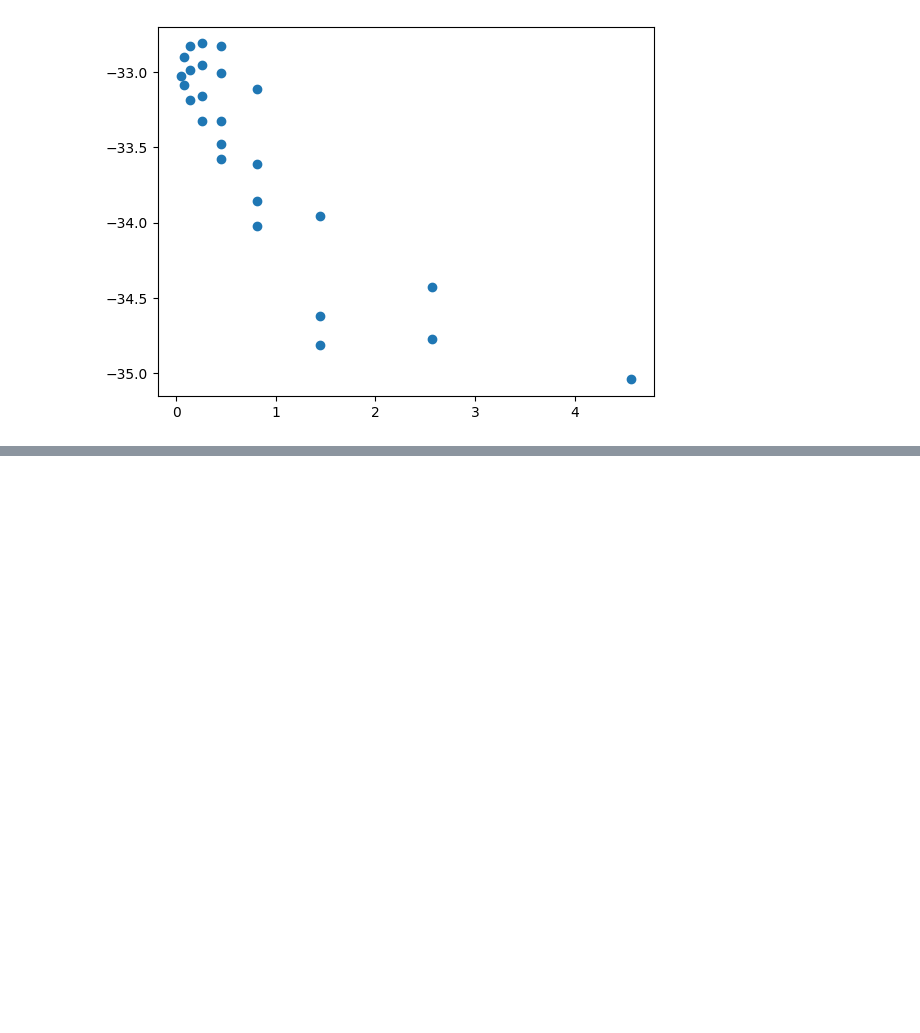
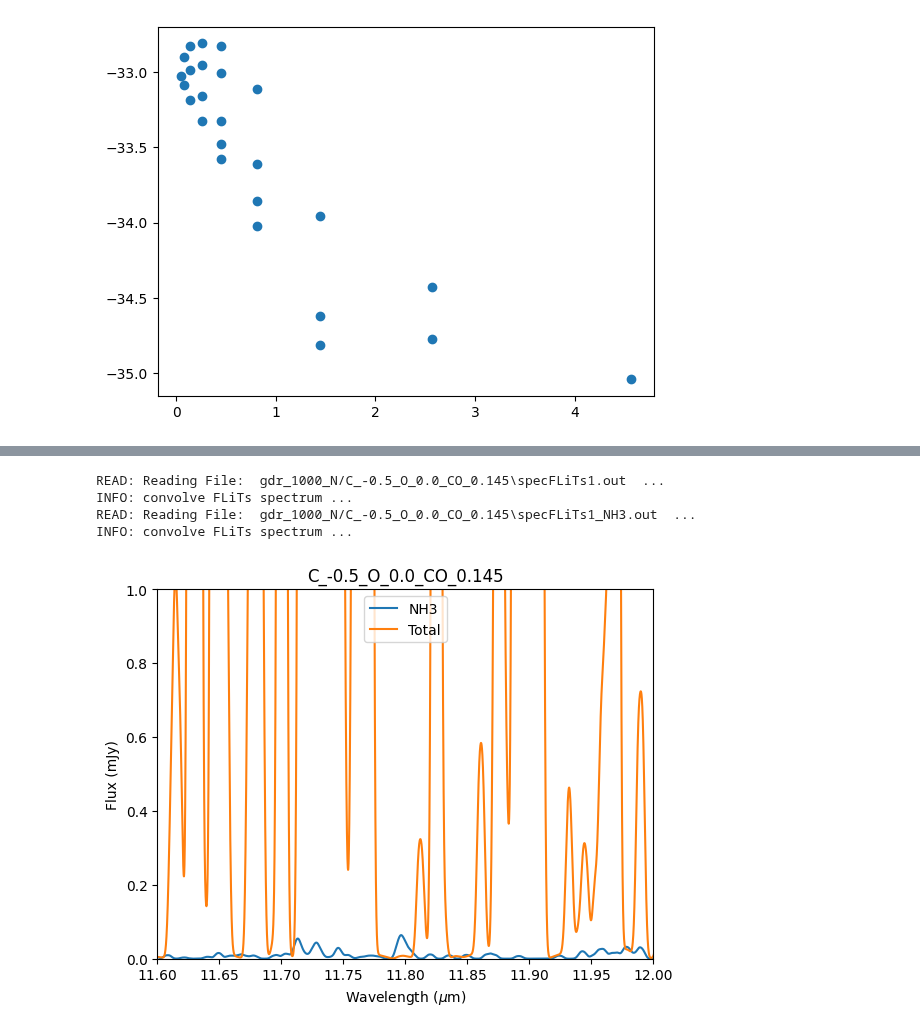
Before and after one commit to nielsklerk/BRP, a Jupyter notebook: New.ipynb, the cells around one changed output, grey strips where cells are left out. Saved outputs shown, nothing was run; the diff lists cells and outputs as text; code cells hidden in the pictures; blank space fills up the shorter version.

```diff
--- a/New.ipynb
+++ b/New.ipynb
@@ -261,0 +302,24 @@ plt.show()
+# %%
+model_index = 2
+total_flits = pread.read_FLiTs(f'gdr_1000_N/{df['Model Name'][model_index]}', filename=f'specFLiTs1.out')
+total_wl, tot_flux, total_flux_cont = total_flits.convolve(3000, contReturn=True)
+tot_flux -= total_flux_cont
+NH3_flits = pread.read_FLiTs(f'gdr_1000_N/{df['Model Name'][model_index]}', filename=f'specFLiTs1_NH3.out')
+NH3_wl, NH3_flux, NH3_flux_cont = NH3_flits.convolve(3000, contReturn=True)
+NH3_flux -= NH3_flux_cont
+plt.plot(NH3_wl, NH3_flux*1000, label='NH3')
+plt.plot(total_wl, tot_flux*1000, label='Total')
+# plt.xlim(5, 7)
+plt.xlim(11.6, 12)
+plt.ylim(0,1)
+plt.title(df['Model Name'][model_index])
+plt.xlabel(r'Wavelength ($\mu$m)')
+plt.ylabel('Flux (mJy)')
+plt.legend()
+plt.show()
+# %% [output]
+READ: Reading File:  gdr_1000_N/C_-0.5_O_0.0_CO_0.145\specFLiTs1.out  ...
+INFO: convolve FLiTs spectrum ...
+READ: Reading File:  gdr_1000_N/C_-0.5_O_0.0_CO_0.145\specFLiTs1_NH3.out  ...
+INFO: convolve FLiTs spectrum ...
+[figure, added]
```
Also changed, not shown: parts of 2 cells of this notebook, 1 other file.
